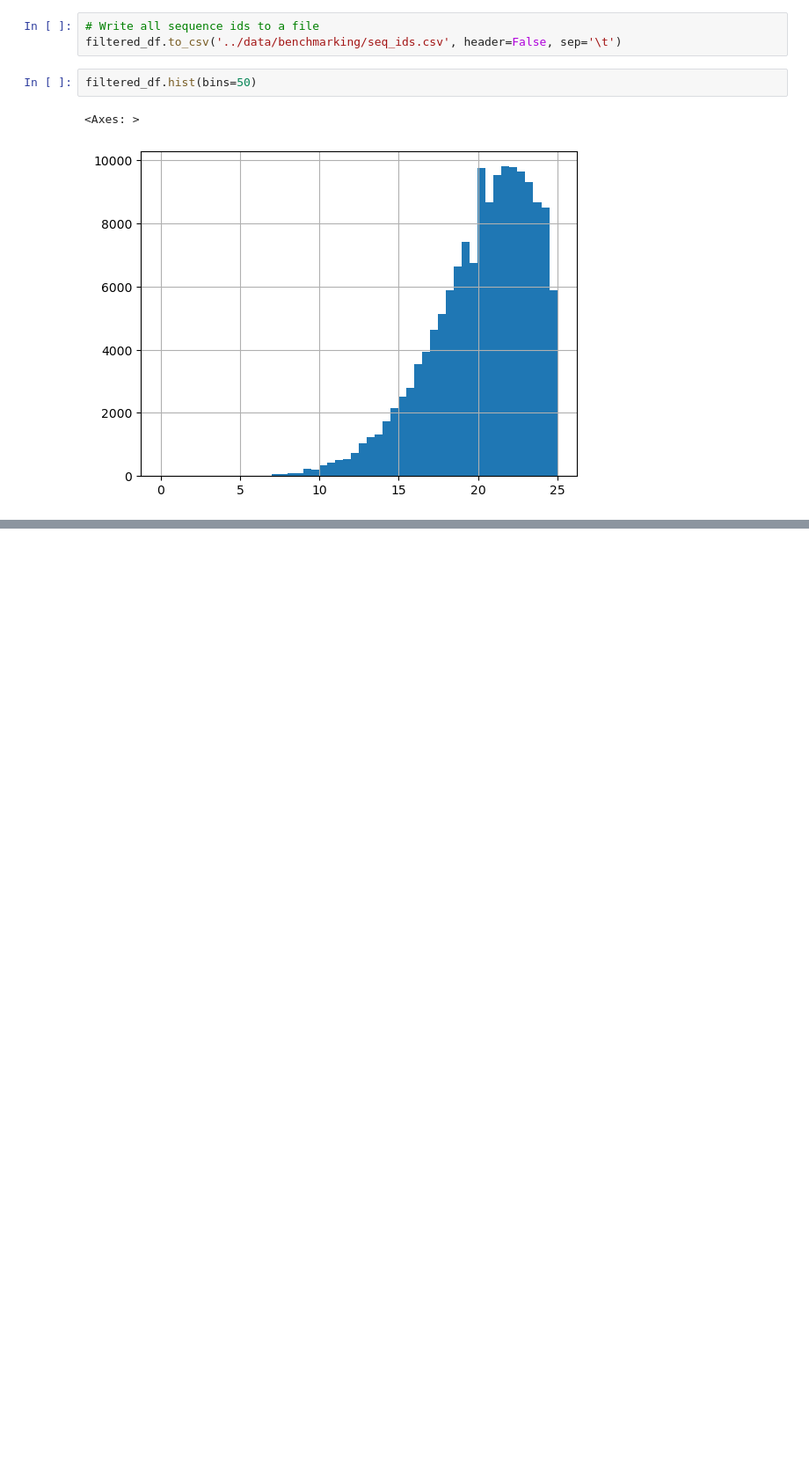
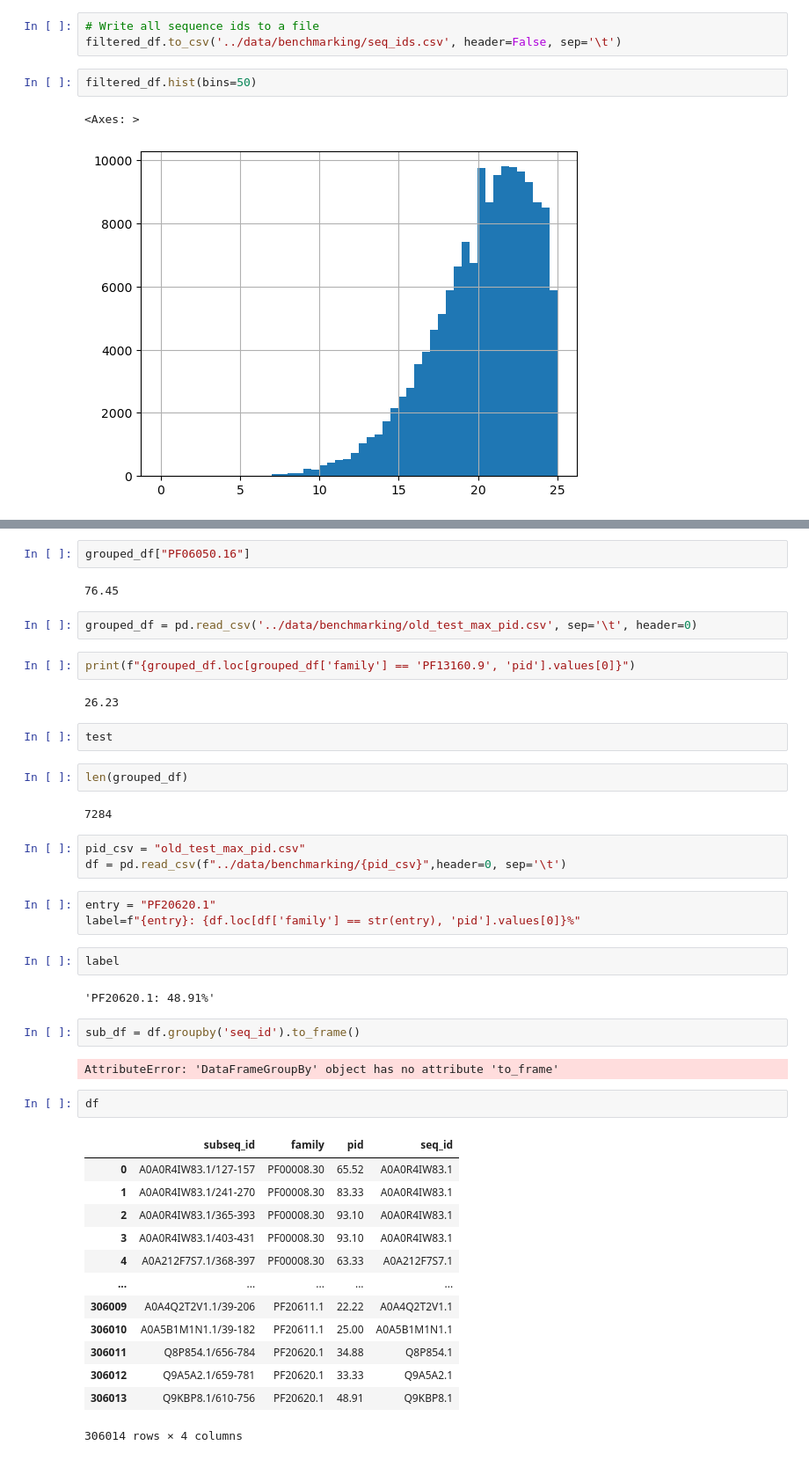
Before and after one commit to Protein-Sequence-Annotation/PSALM, a Jupyter notebook: library/benchmark_test.ipynb, the cells around one changed output, grey strips where cells are left out. Shown: that part at 88% size. Saved outputs shown, nothing was run; the diff lists cells and outputs as text; blank space fills up the shorter version.

```diff
--- a/library/benchmark_test.ipynb
+++ b/library/benchmark_test.ipynb
@@ -118,0 +160,46 @@ filtered_df.hist(bins=50)
+# %%
+grouped_df["PF06050.16"]
+# %% [output]
+76.45
+# %%
+grouped_df = pd.read_csv('../data/benchmarking/old_test_max_pid.csv', sep='\t', header=0)
+# %%
+print(f"{grouped_df.loc[grouped_df['family'] == 'PF13160.9', 'pid'].values[0]}")
+# %% [output]
+26.23
+# %%
+test
+# %%
+len(grouped_df)
+# %% [output]
+7284
+# %%
+pid_csv = "old_test_max_pid.csv"
+df = pd.read_csv(f"../data/benchmarking/{pid_csv}",header=0, sep='\t')
+# %%
+entry = "PF20620.1"
+label=f"{entry}: {df.loc[df['family'] == str(entry), 'pid'].values[0]}%"
+# %%
+label
+# %% [output]
+'PF20620.1: 48.91%'
+# %%
+sub_df = df.groupby('seq_id').to_frame()
+# %% [output]
+AttributeError: 'DataFrameGroupBy' object has no attribute 'to_frame'
+# %%
+df
+# %% [output]
+|  | subseq_id | family | pid | seq_id |
+| 0 | A0A0R4IW83.1/127-157 | PF00008.30 | 65.52 | A0A0R4IW83.1 |
+| 1 | A0A0R4IW83.1/241-270 | PF00008.30 | 83.33 | A0A0R4IW83.1 |
+| 2 | A0A0R4IW83.1/365-393 | PF00008.30 | 93.10 | A0A0R4IW83.1 |
+| 3 | A0A0R4IW83.1/403-431 | PF00008.30 | 93.10 | A0A0R4IW83.1 |
+| 4 | A0A212F7S7.1/368-397 | PF00008.30 | 63.33 | A0A212F7S7.1 |
+| ... | ... | ... | ... | ... |
+| 306009 | A0A4Q2T2V1.1/39-206 | PF20611.1 | 22.22 | A0A4Q2T2V1.1 |
+| 306010 | A0A5B1M1N1.1/39-182 | PF20611.1 | 25.00 | A0A5B1M1N1.1 |
+| 306011 | Q8P854.1/656-784 | PF20620.1 | 34.88 | Q8P854.1 |
+| 306012 | Q9A5A2.1/659-781 | PF20620.1 | 33.33 | Q9A5A2.1 |
+| 306013 | Q9KBP8.1/610-756 | PF20620.1 | 48.91 | Q9KBP8.1 |
+306014 rows × 4 columns
```
Also changed, not shown: parts of 11 cells of this notebook, 3 other files.
